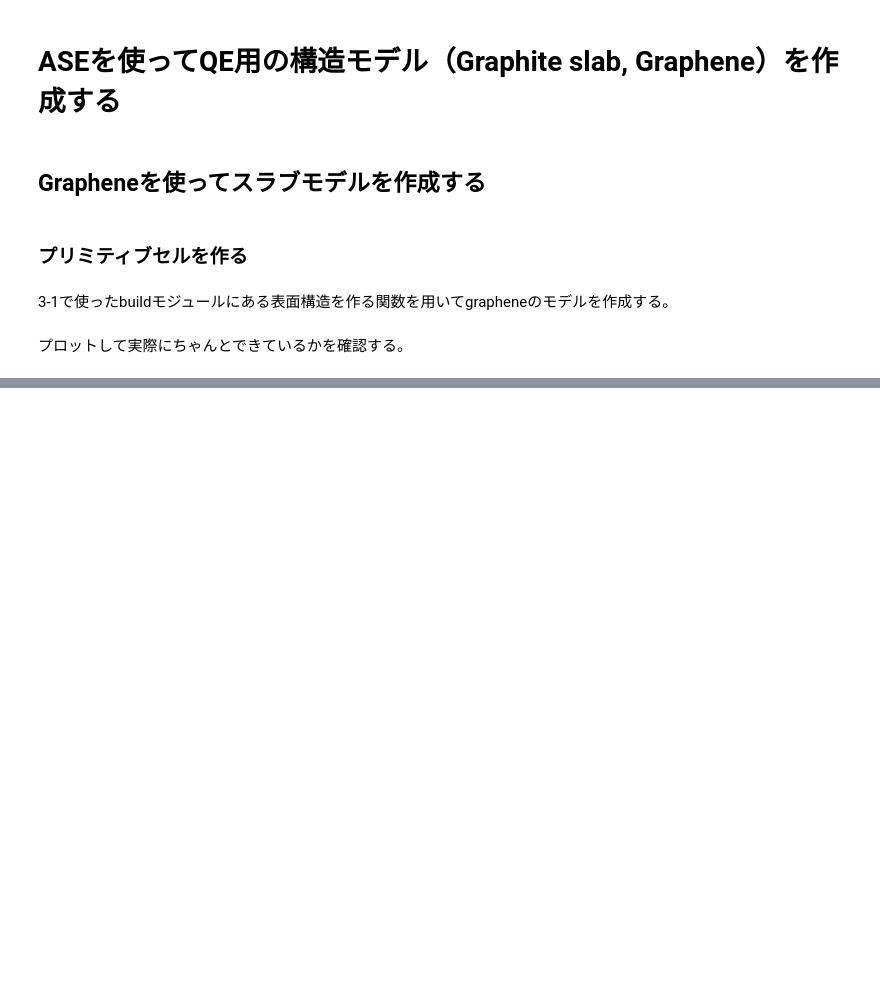
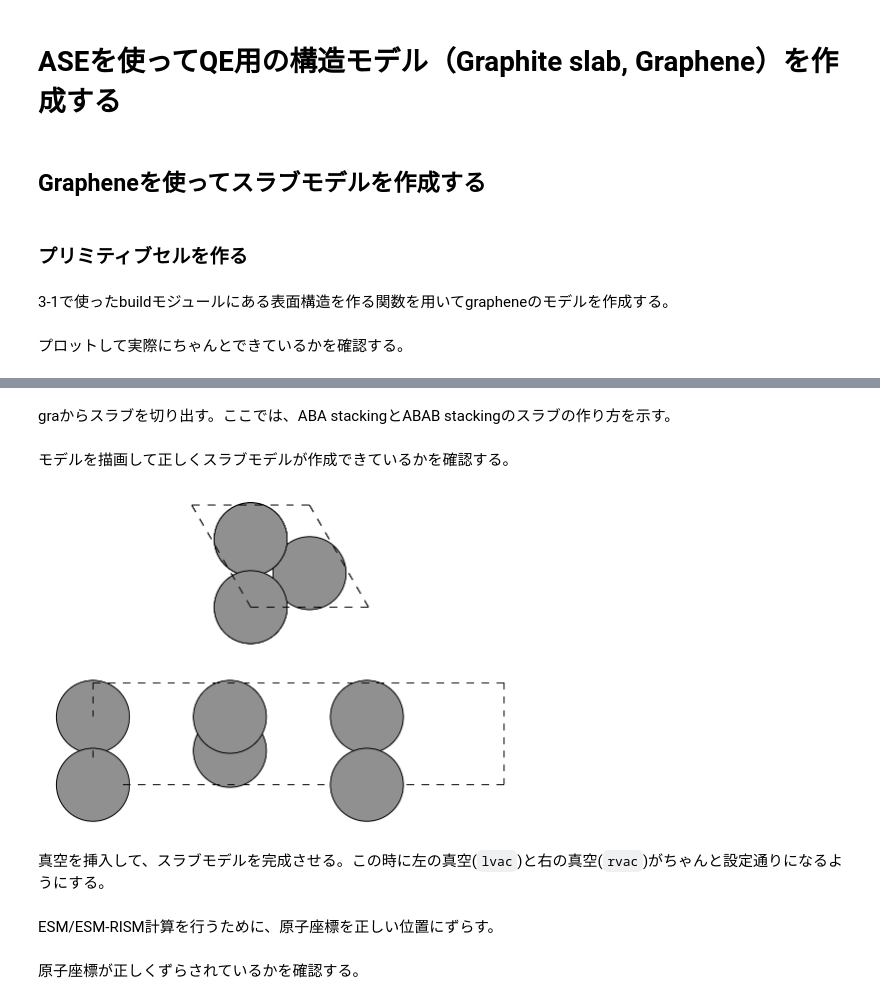
Before and after one commit to dockerytong/qe_ESM_RISM, a Jupyter notebook: notebook/03_2ASE.ipynb, the cells around one changed output, grey strips where cells are left out. Cells and saved outputs as stored; diff of their text form; code cells hidden in the pictures; blank space fills up the shorter version.

````diff
--- a/notebook/03_2ASE.ipynb
+++ b/notebook/03_2ASE.ipynb
@@ -42,0 +85,18 @@ gra.translate((0.0,0.0,lvac - vac)) # 与えたlvac, rvacを持つようにず
+# %% [markdown]
+graからスラブを切り出す。ここでは、ABA stackingとABAB stackingのスラブの作り方を示す。
+# %%
+gra_cut = cut(gra_AB, a=(1,0,0), b=(0,1,0), c=(0,0,1.5)) # ABA stackingを作る
+#gra_cut = cut(gra_AB, a=(1,0,0), b=(0,1,0), c=(0,0,2.0)) # ABAB stackingを作る
+# %% [markdown]
+モデルを描画して正しくスラブモデルが作成できているかを確認する。
+# %%
+fig, ax = plt.subplots(2,1, figsize=(12, 6))
+ax[0].set_axis_off()
+ax[1].set_axis_off()
+plot_atoms(gra_cut, ax[0], radii=1.0, rotation=('0x,0y,0z'))
+plot_atoms(gra_cut, ax[1], radii=1.0, rotation=('90x,90y,90z'))
+plt.show()
+# %% [output]
+[figure, added]
+# %% [markdown]
+真空を挿入して、スラブモデルを完成させる。この時に左の真空(```lvac```)と右の真空(```rvac```)がちゃんと設定通りになるようにする。
@@ -42,0 +108,2 @@ gra.translate((0.0,0.0,lvac - vac)) # 与えたlvac, rvacを持つようにず
+# %% [markdown]
+ESM/ESM-RISM計算を行うために、原子座標を正しい位置にずらす。
@@ -42,0 +113,2 @@ gra.translate((0.0,0.0,lvac - vac)) # 与えたlvac, rvacを持つようにず
+# %% [markdown]
+原子座標が正しくずらされているかを確認する。
````
Also changed, not shown: parts of 72 cells of this notebook.
